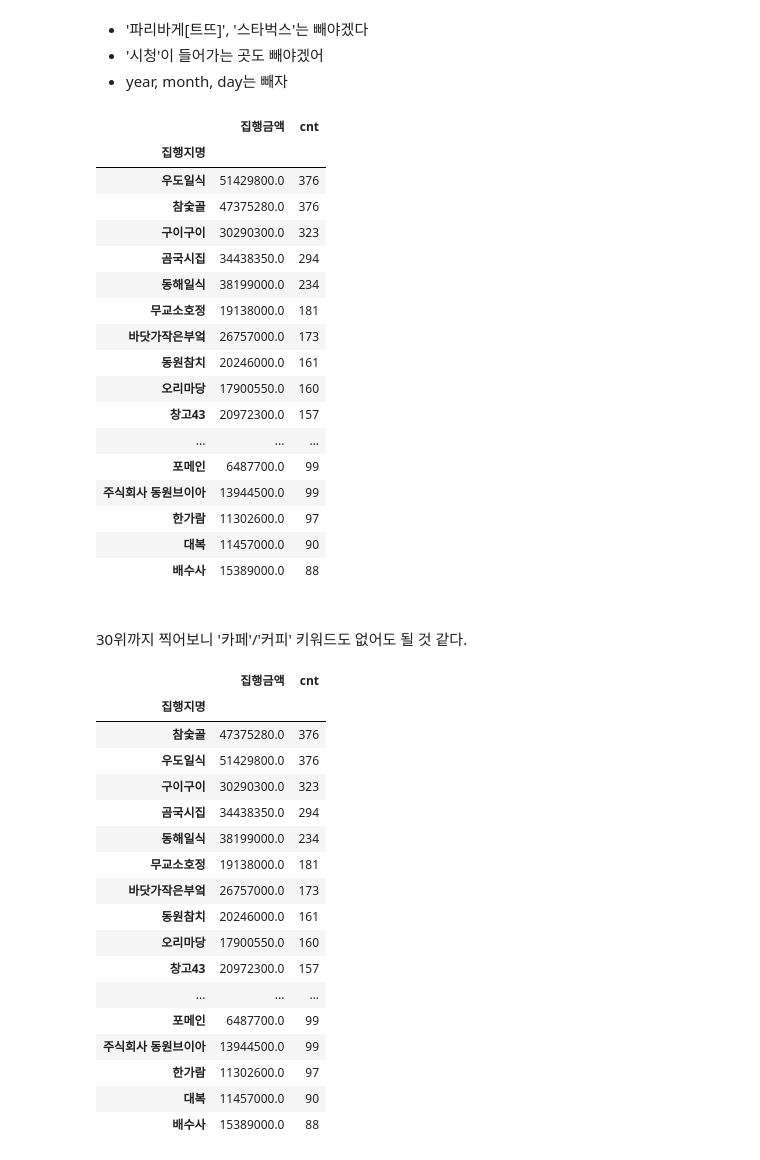
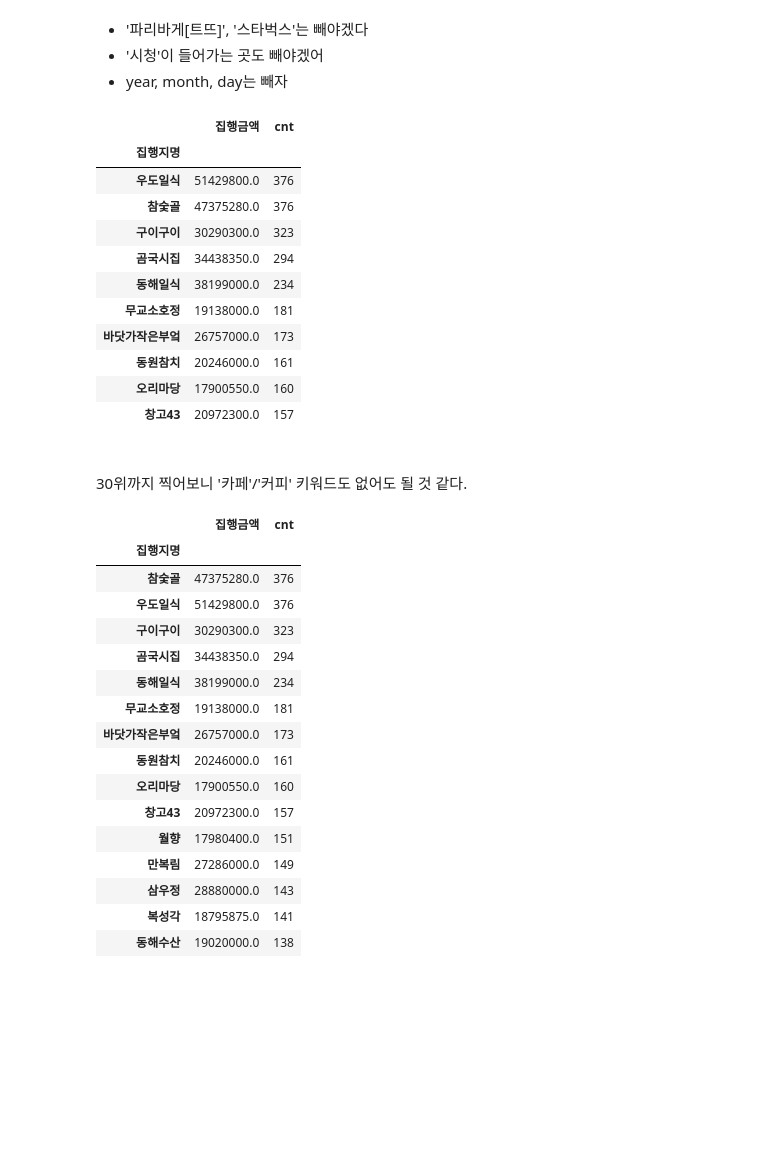
Before and after one commit to jy617lee/popular_restaurants_from_officials, a Jupyter notebook: web_crawling.ipynb, the cells around one changed output. Drawn from its saved outputs; the diff is of its cells as text; code cells hidden in the pictures; blank space fills up the shorter version.

```diff
--- a/web_crawling.ipynb
+++ b/web_crawling.ipynb
@@ -533,26 +527,20 @@ df_copy = df_copy[df_copy['집행지명'].str.contains('파리바게[트뜨]') =
 df_copy = df_copy[df_copy['집행지명'].str.contains('시청') == False]
 df_copy = df_copy[df_copy['집행지명'].str.contains('스타벅스') == False]
 # %%
-df_copy.groupby('집행지명')['집행지명', '집행금액', 'cnt'].sum().sort_values(by='cnt', ascending=False)[:30]
+df_copy.groupby('집행지명')['집행지명', '집행금액', 'cnt'].sum().sort_values(by='cnt', ascending=False)[:10]
 # %% [output]
 |  | 집행금액 | cnt |
 | 집행지명 |  |  |
 | 우도일식 | 51429800.0 | 376 |
 | 참숯골 | 47375280.0 | 376 |
 | 구이구이 | 30290300.0 | 323 |
 | 곰국시집 | 34438350.0 | 294 |
 | 동해일식 | 38199000.0 | 234 |
 | 무교소호정 | 19138000.0 | 181 |
 | 바닷가작은부엌 | 26757000.0 | 173 |
 | 동원참치 | 20246000.0 | 161 |
 | 오리마당 | 17900550.0 | 160 |
 | 창고43 | 20972300.0 | 157 |
-| ... | ... | ... |
-| 포메인 | 6487700.0 | 99 |
-| 주식회사 동원브이아 | 13944500.0 | 99 |
-| 한가람 | 11302600.0 | 97 |
-| 대복 | 11457000.0 | 90 |
-| 배수사 | 15389000.0 | 88 |
 # %% [markdown]
 <br>
 30위까지 찍어보니 '카페'/'커피' 키워드도 없어도 될 것 같다.
@@ -560,7 +548,7 @@ df_copy.groupby('집행지명')['집행지명', '집행금액', 'cnt'].sum().sor
 df_copy = df_copy[df_copy['집행지명'].str.contains('카페') == False]
 df_copy = df_copy[df_copy['집행지명'].str.contains('커피') == False]
 # %%
-df_copy.groupby('집행지명')['집행지명', '집행금액', 'cnt'].sum().sort_values(by='cnt', ascending=False)[:30]
+df_copy.groupby('집행지명')['집행지명', '집행금액', 'cnt'].sum().sort_values(by='cnt', ascending=False)[:15]
 # %% [output]
 |  | 집행금액 | cnt |
 | 집행지명 |  |  |
@@ -574,9 +562,8 @@ df_copy.groupby('집행지명')['집행지명', '집행금액', 'cnt'].sum().sor
 | 동원참치 | 20246000.0 | 161 |
 | 오리마당 | 17900550.0 | 160 |
 | 창고43 | 20972300.0 | 157 |
-| ... | ... | ... |
-| 포메인 | 6487700.0 | 99 |
-| 주식회사 동원브이아 | 13944500.0 | 99 |
-| 한가람 | 11302600.0 | 97 |
-| 대복 | 11457000.0 | 90 |
-| 배수사 | 15389000.0 | 88 |
+| 월향 | 17980400.0 | 151 |
+| 만복림 | 27286000.0 | 149 |
+| 삼우정 | 28880000.0 | 143 |
+| 복성각 | 18795875.0 | 141 |
+| 동해수산 | 19020000.0 | 138 |
```
Also changed, not shown: parts of 2 cells of this notebook, 2 other files.
